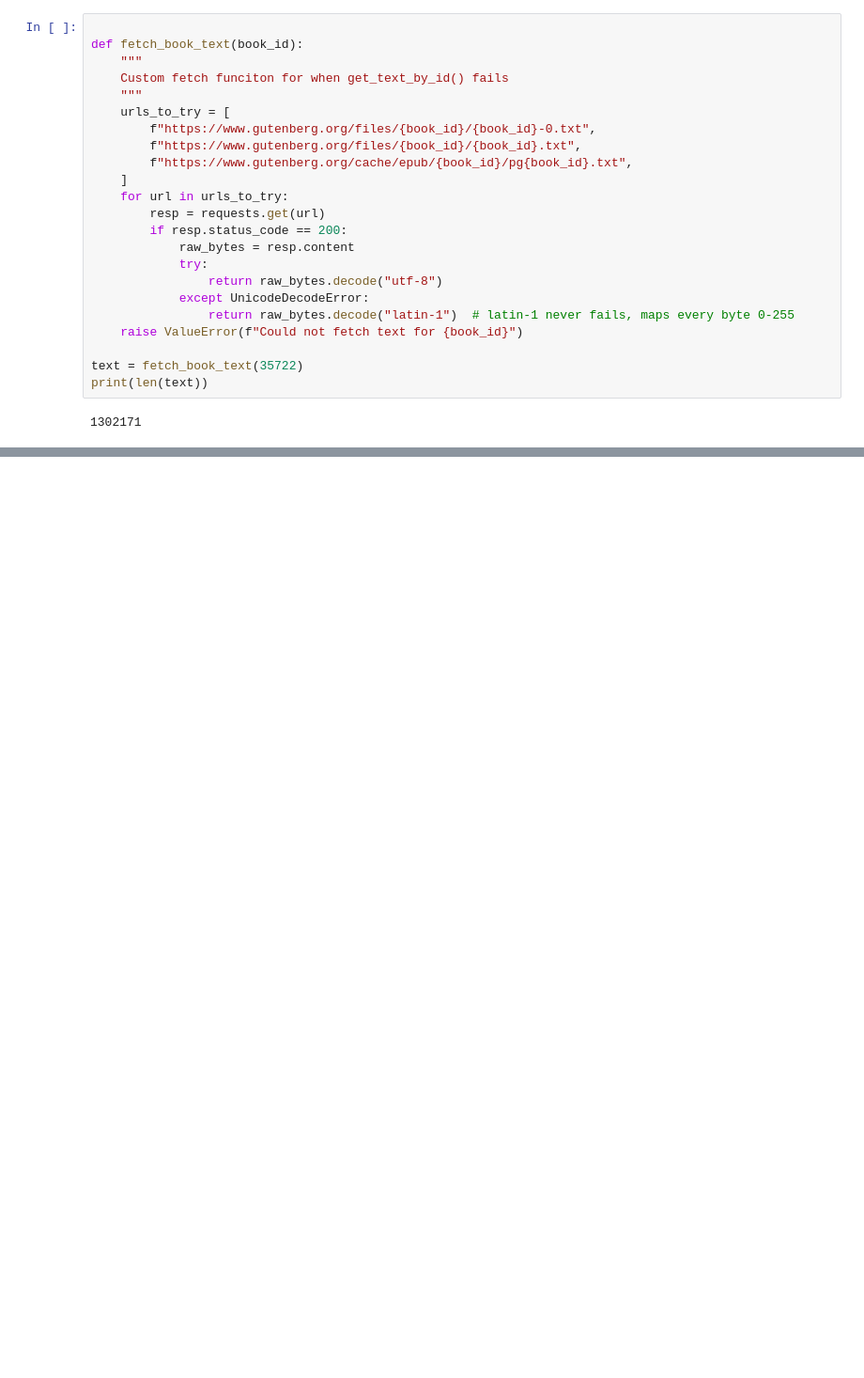
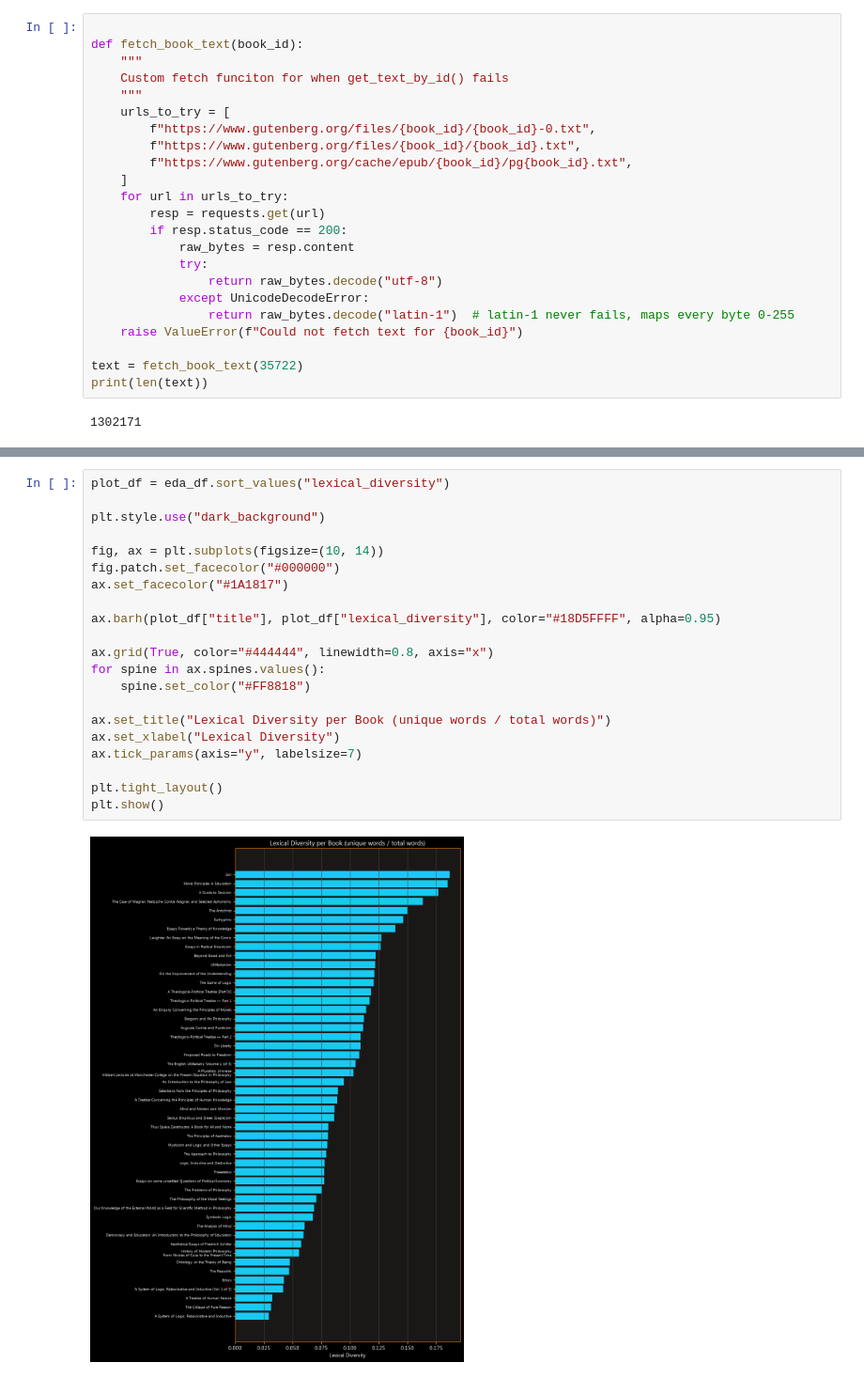
Before and after one commit to ethan-leitch/Socrates_AI, a Jupyter notebook: notebooks/pre_processing.ipynb, the cells around one changed output, grey strips where cells are left out. Shown at 94% size. Drawn from its saved outputs; the diff is of its cells as text; blank space fills up the shorter version.

```diff
--- a/notebooks/pre_processing.ipynb
+++ b/notebooks/pre_processing.ipynb
@@ -439,0 +704,23 @@ L = len(ALPHABET)
+# %%
+plot_df = eda_df.sort_values("lexical_diversity")
+
+plt.style.use("dark_background")
+
+fig, ax = plt.subplots(figsize=(10, 14))
+fig.patch.set_facecolor("#000000")
+ax.set_facecolor("#1A1817")
+
+ax.barh(plot_df["title"], plot_df["lexical_diversity"], color="#18D5FFFF", alpha=0.95)
+
+ax.grid(True, color="#444444", linewidth=0.8, axis="x")
+for spine in ax.spines.values():
+    spine.set_color("#FF8818")
+
+ax.set_title("Lexical Diversity per Book (unique words / total words)")
+ax.set_xlabel("Lexical Diversity")
+ax.tick_params(axis="y", labelsize=7)
+
+plt.tight_layout()
+plt.show()
+# %% [output]
+[figure, added]
```
Also changed, not shown: parts of 37 cells of this notebook, 3 other files.
